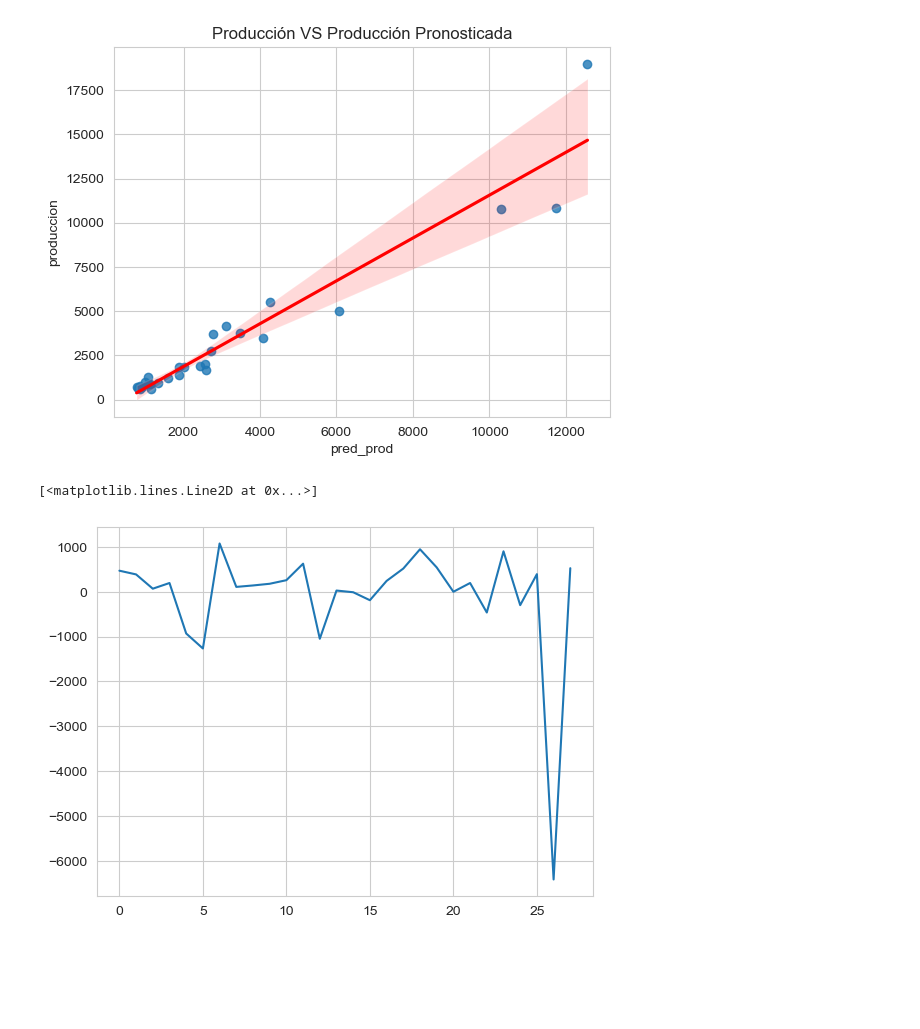
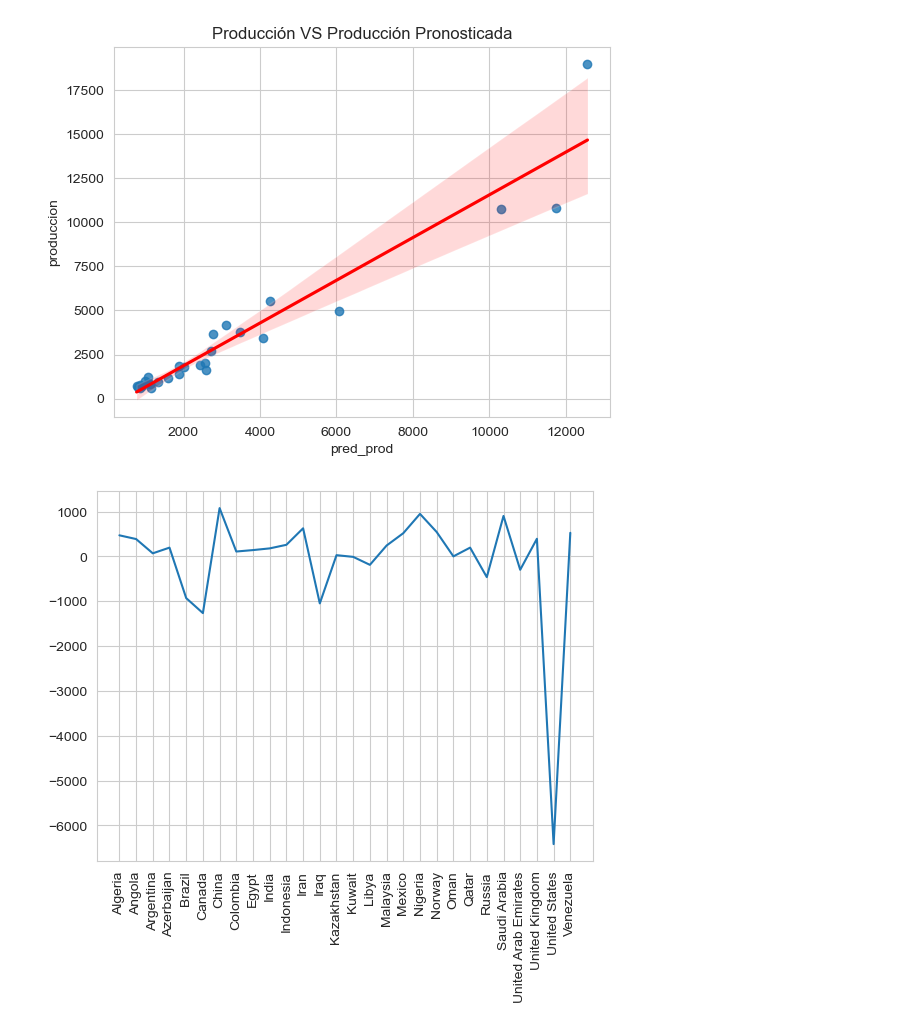
Before and after one commit to remg1997/time_series, a Jupyter notebook: Taller1/Taller1.ipynb, the cells around one changed output. Cells and saved outputs as stored; diff of their text form; code cells hidden in the pictures; blank space fills up the shorter version.

```diff
--- a/Taller1/Taller1.ipynb
+++ b/Taller1/Taller1.ipynb
@@ -231,7 +233,9 @@ plt.savefig('./plots/regplot1,1,6.png')
 # %% [output]
 [figure]
 # %%
-plt.plot(errors)
+plt.plot( results['pais'], errors)
+plt.gca().set_xticklabels(results.pais.values)
+plt.xticks(rotation=90)
+plt.show()
 # %% [output]
-[<matplotlib.lines.Line2D at 0x...>]
-[figure, old version]
+[figure, new version]
```
Also changed, not shown: parts of 12 cells of this notebook, 8 other files.
